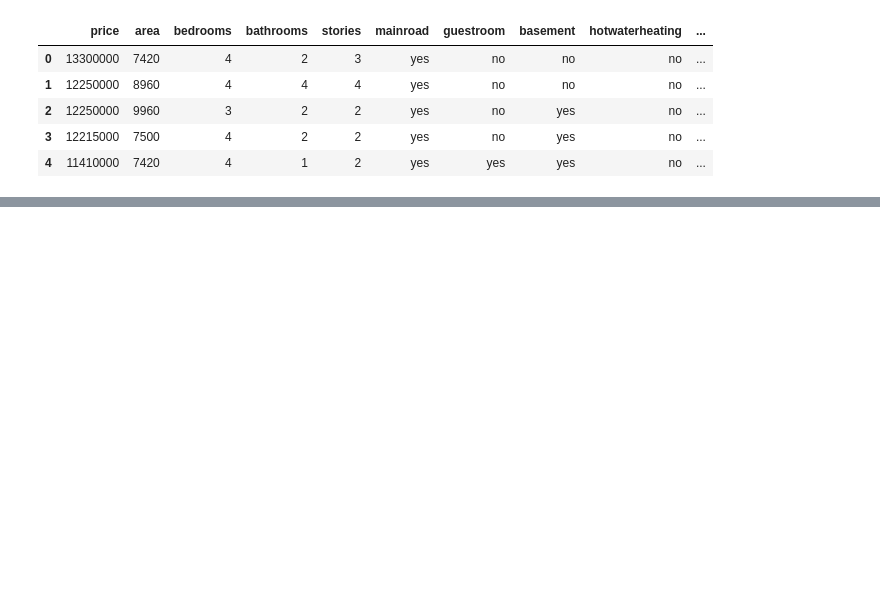
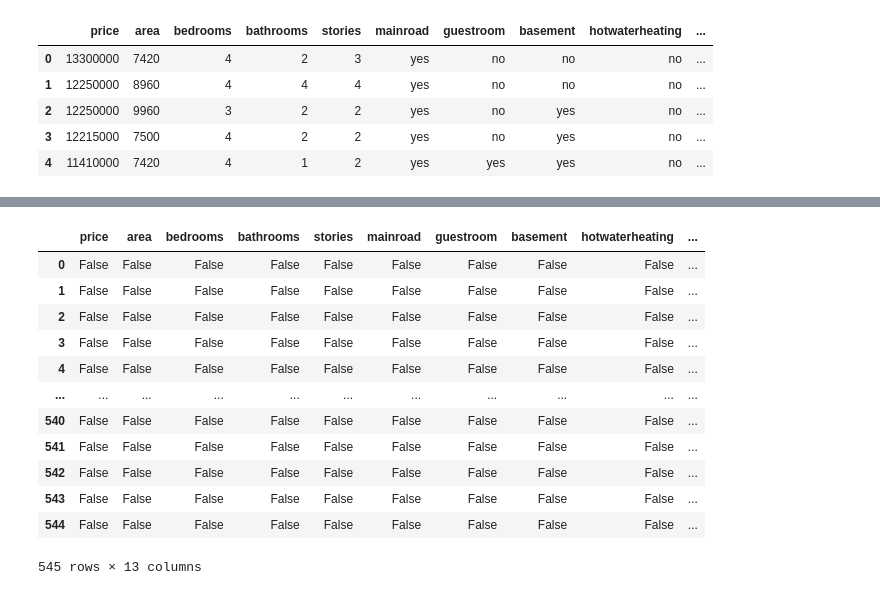
Before and after one commit to hpatel292-seneca/Machine-Learning, a Jupyter notebook: Predict_House_Prices/train_model.ipynb, the cells around one changed output, grey strips where cells are left out. Drawn from its saved outputs; the diff is of its cells as text; code cells hidden in the pictures; blank space fills up the shorter version.

```diff
--- a/Predict_House_Prices/train_model.ipynb
+++ b/Predict_House_Prices/train_model.ipynb
@@ -36,0 +86,16 @@ df.head()
+# %%
+df.isnull()
+# %% [output]
+|  | price | area | bedrooms | bathrooms | stories | mainroad | guestroom | basement | hotwaterheating | ... |
+| 0 | False | False | False | False | False | False | False | False | False | ... |
+| 1 | False | False | False | False | False | False | False | False | False | ... |
+| 2 | False | False | False | False | False | False | False | False | False | ... |
+| 3 | False | False | False | False | False | False | False | False | False | ... |
+| 4 | False | False | False | False | False | False | False | False | False | ... |
+| ... | ... | ... | ... | ... | ... | ... | ... | ... | ... | ... |
+| 540 | False | False | False | False | False | False | False | False | False | ... |
+| 541 | False | False | False | False | False | False | False | False | False | ... |
+| 542 | False | False | False | False | False | False | False | False | False | ... |
+| 543 | False | False | False | False | False | False | False | False | False | ... |
+| 544 | False | False | False | False | False | False | False | False | False | ... |
+545 rows × 13 columns
```
Also changed, not shown: parts of 38 cells of this notebook.
